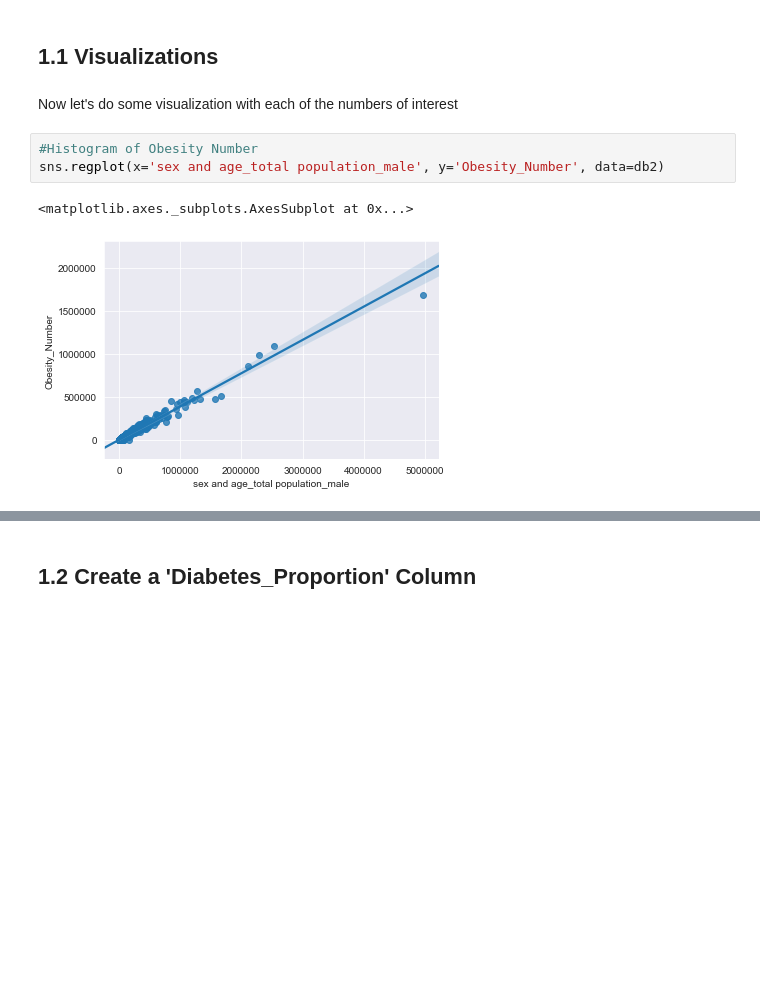
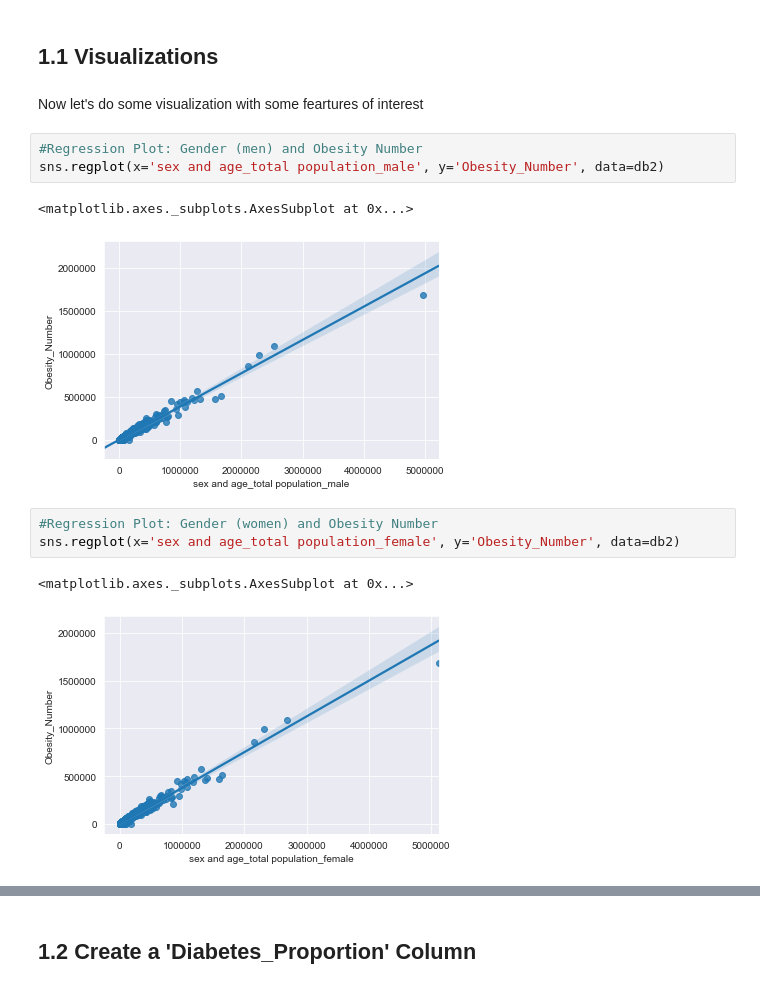
Before and after one commit to reubenp92/-CSS_Project_2_Team_4_Fall_2020, a Jupyter notebook: Project2.ipynb, the cells around one changed output, grey strips where cells are left out. Cells and saved outputs as stored; diff of their text form; blank space fills up the shorter version.

Commit message:
Added visualizations to the notebook. Please remove the ones that you find unclear

```diff
--- a/Project2.ipynb
+++ b/Project2.ipynb
@@ -162,11 +162,17 @@ db2.drop(db2.columns[cols],axis=1,inplace=True)
 # %% [markdown]
 ## 1.1 Visualizations
 # %% [markdown]
-Now let's do some visualization with each of the numbers of interest
+Now let's do some visualization with some feartures of interest
 # %%
-#Histogram of Obesity Number
+#Regression Plot: Gender (men) and Obesity Number
 sns.regplot(x='sex and age_total population_male', y='Obesity_Number', data=db2)
 # %% [output]
 <matplotlib.axes._subplots.AxesSubplot at 0x...>
 [figure]
+# %%
+#Regression Plot: Gender (women) and Obesity Number
+sns.regplot(x='sex and age_total population_female', y='Obesity_Number', data=db2)
+# %% [output]
+<matplotlib.axes._subplots.AxesSubplot at 0x...>
+[figure, added]
 # %%
```
Also changed, not shown: parts of 6 cells of this notebook.
